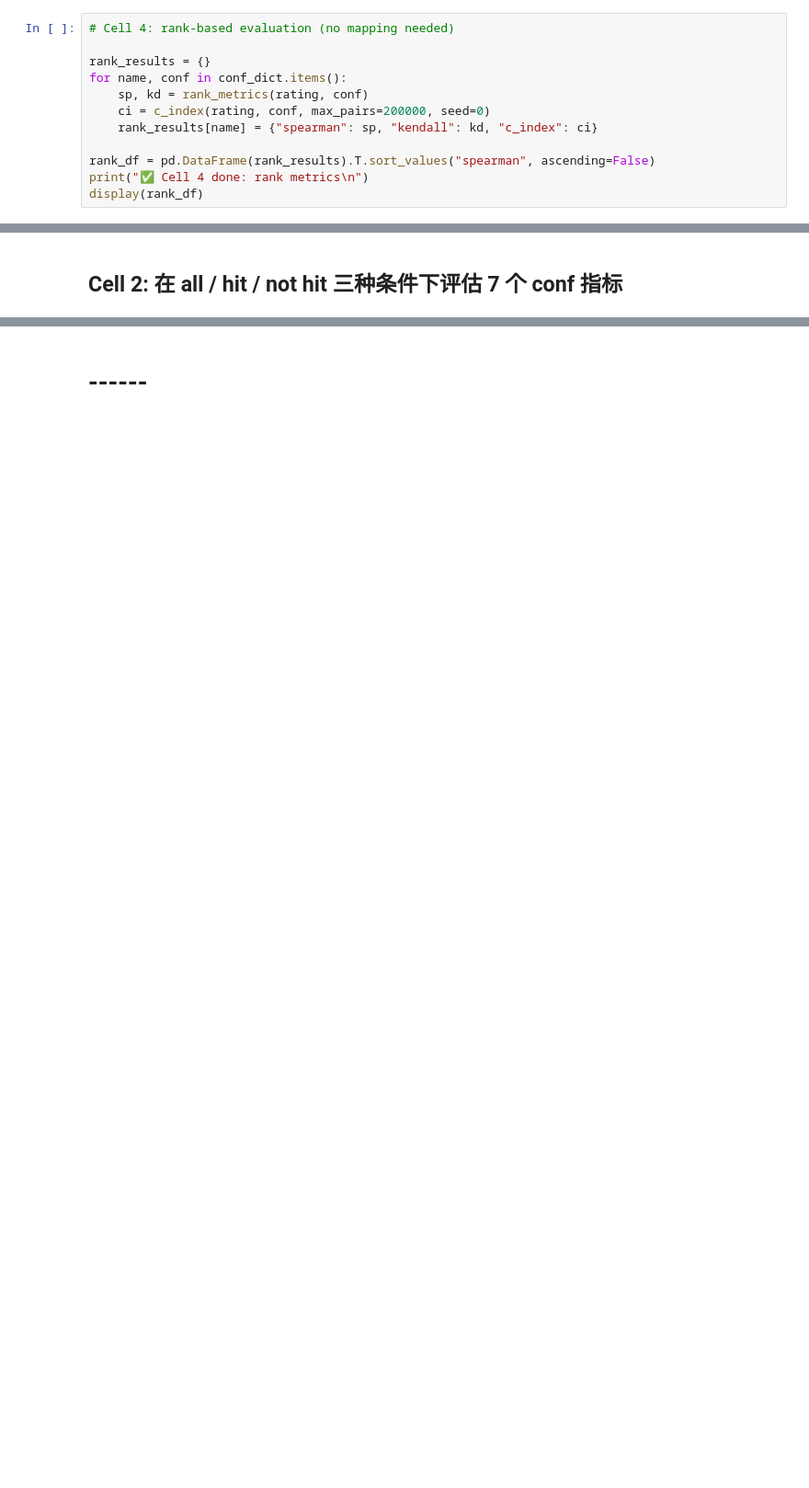
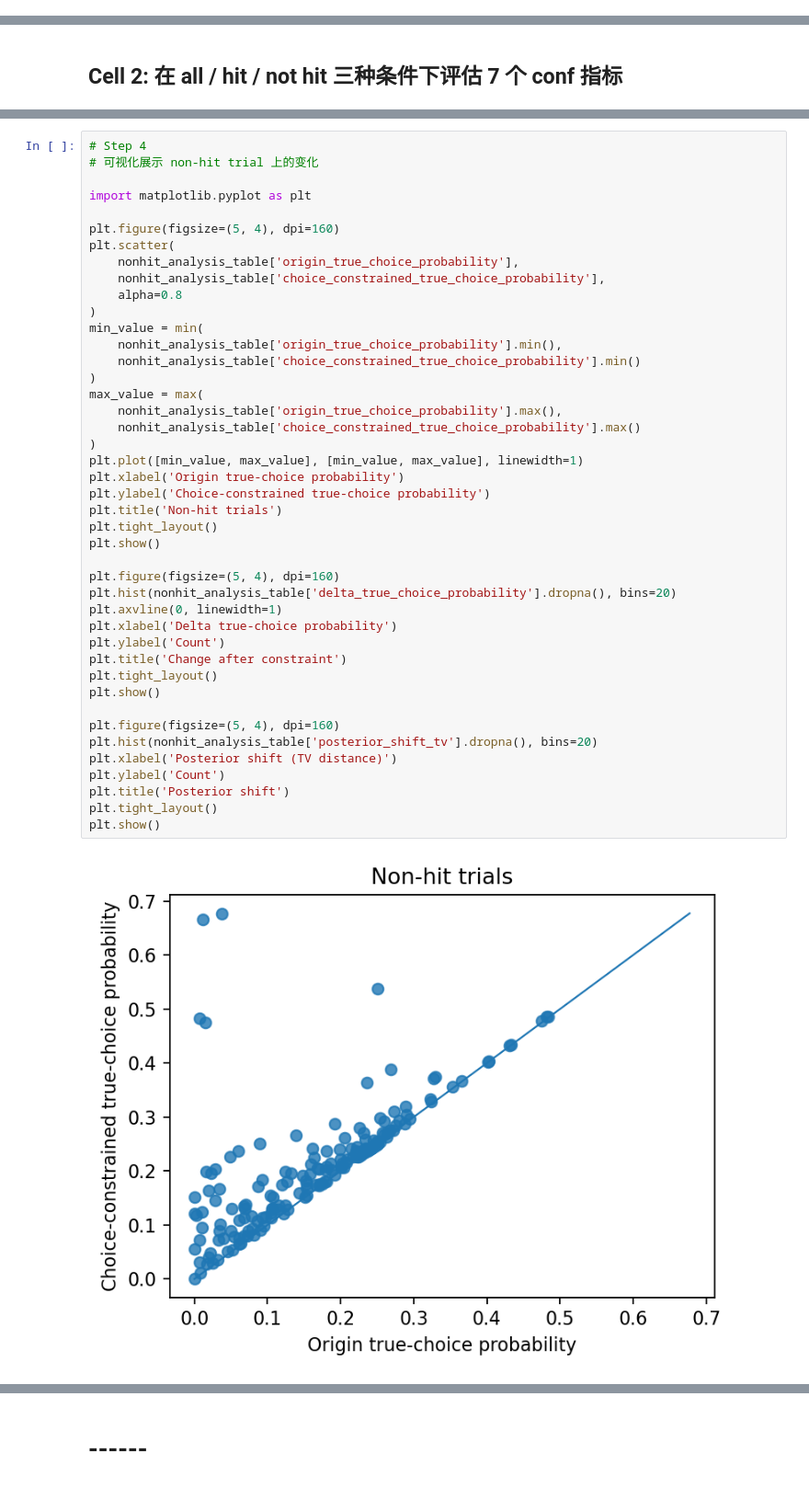
Before and after one commit to yjiong0228/CategoryLearning, a Jupyter notebook: notebooks/Bayesian_meg.ipynb, the cells around one changed output, grey strips where cells are left out. Shown at 92% size. Saved outputs shown, nothing was run; the diff lists cells and outputs as text; blank space fills up the shorter version.

```diff
--- a/notebooks/Bayesian_meg.ipynb
+++ b/notebooks/Bayesian_meg.ipynb
@@ -739,12 +283,0 @@ top1_margin range: 0.0 0.9970427705444035
-# %%
-# Cell 4: rank-based evaluation (no mapping needed)
-
-rank_results = {}
-for name, conf in conf_dict.items():
-    sp, kd = rank_metrics(rating, conf)
-    ci = c_index(rating, conf, max_pairs=200000, seed=0)
-    rank_results[name] = {"spearman": sp, "kendall": kd, "c_index": ci}
-
-rank_df = pd.DataFrame(rank_results).T.sort_values("spearman", ascending=False)
-print("✅ Cell 4 done: rank metrics\n")
-display(rank_df)
@@ -1965,0 +1145,45 @@ plt.show()
+# %%
+# Step 4
+# 可视化展示 non-hit trial 上的变化
+
+import matplotlib.pyplot as plt
+
+plt.figure(figsize=(5, 4), dpi=160)
+plt.scatter(
+    nonhit_analysis_table['origin_true_choice_probability'],
+    nonhit_analysis_table['choice_constrained_true_choice_probability'],
+    alpha=0.8
+)
+min_value = min(
+    nonhit_analysis_table['origin_true_choice_probability'].min(),
+    nonhit_analysis_table['choice_constrained_true_choice_probability'].min()
+)
+max_value = max(
+    nonhit_analysis_table['origin_true_choice_probability'].max(),
+    nonhit_analysis_table['choice_constrained_true_choice_probability'].max()
+)
+plt.plot([min_value, max_value], [min_value, max_value], linewidth=1)
+plt.xlabel('Origin true-choice probability')
+plt.ylabel('Choice-constrained true-choice probability')
+plt.title('Non-hit trials')
+plt.tight_layout()
+plt.show()
+
+plt.figure(figsize=(5, 4), dpi=160)
+plt.hist(nonhit_analysis_table['delta_true_choice_probability'].dropna(), bins=20)
+plt.axvline(0, linewidth=1)
+plt.xlabel('Delta true-choice probability')
+plt.ylabel('Count')
+plt.title('Change after constraint')
+plt.tight_layout()
+plt.show()
+
+plt.figure(figsize=(5, 4), dpi=160)
+plt.hist(nonhit_analysis_table['posterior_shift_tv'].dropna(), bins=20)
+plt.xlabel('Posterior shift (TV distance)')
+plt.ylabel('Count')
+plt.title('Posterior shift')
+plt.tight_layout()
+plt.show()
+# %% [output]
+[figure, added]
```
Also changed, not shown: parts of 45 cells of this notebook, 40 other files.
